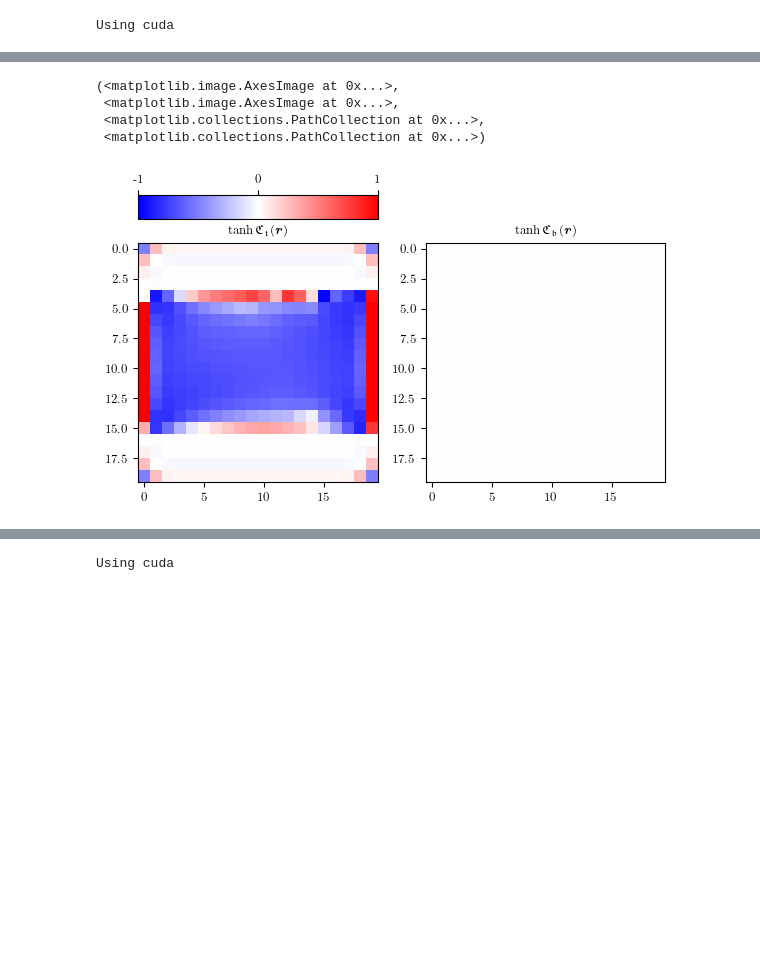
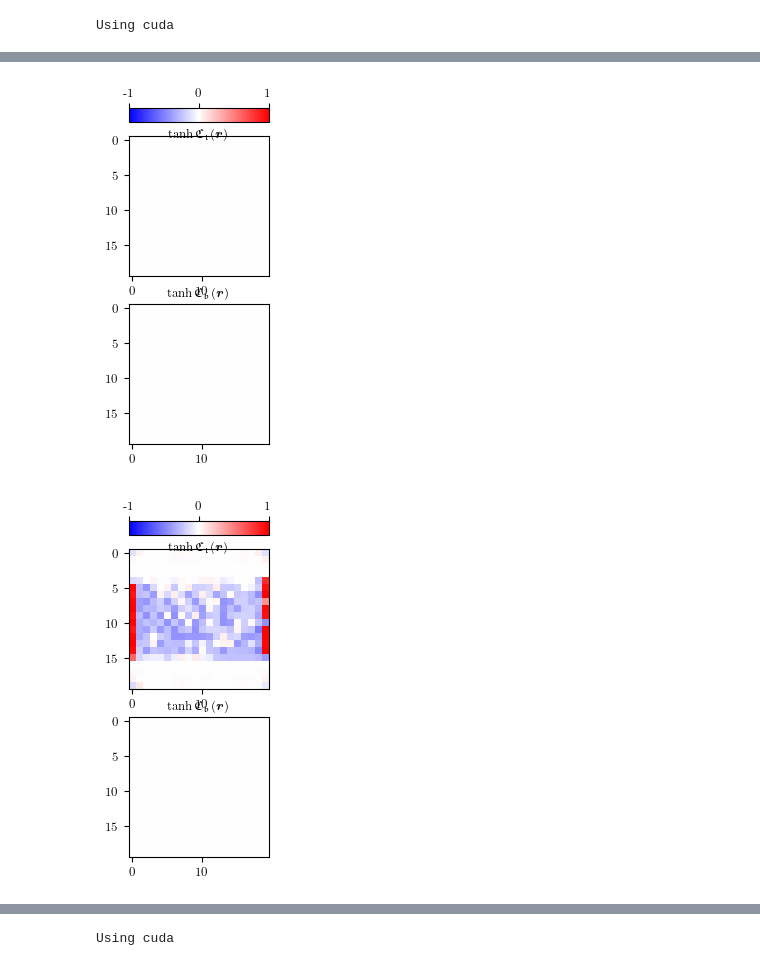
Before and after one commit to hainingpan/GTN, a Jupyter notebook: test_pytorch.ipynb, the cells around one changed output, grey strips where cells are left out. Saved outputs shown, nothing was run; the diff lists cells and outputs as text; code cells hidden in the pictures; blank space fills up the shorter version.

```diff
--- a/test_pytorch.ipynb
+++ b/test_pytorch.ipynb
@@ -181,13 +179,15 @@ EC_list=[]
 C_r_list=[]
 # %%
 # nu_list.append( chern_number_quick(gtn2.C_m,A_idx_0,B_idx_0,C_idx_0,device=gtn2.device,dtype=gtn2.dtype_float))
-# EC_list.append( gtn2.entanglement_contour(subregion_m,fermion_idx=False,Gamma=gtn2.C_m).reshape((2,ilist.shape[0],jlist.shape[0],2,2)).sum(axis=(-1,-2)).cpu().numpy())
-# C_r_list.append( gtn2.local_Chern_marker(gtn2.C_m,).cpu().numpy())
+EC_list.append( gtn2.entanglement_contour(subregion_m,fermion_idx=False,Gamma=gtn2.C_m).reshape((2,ilist.shape[0],jlist.shape[0],2,2)).sum(axis=(-1,-2)))
+C_r_list.append( gtn2.local_Chern_marker(gtn2.C_m,))
 
-for i in tqdm(range(15)):
+for i in (range(10)):
     measure_feedback_layer_dw_line(gtn2,overlap=True,geometry='strip',truncate=True)
     randomize(gtn2,measure=True)
 
     # nu_list.append( chern_number_quick(gtn2.C_m,A_idx_0,B_idx_0,C_idx_0,device=gtn2.device,dtype=gtn2.dtype_float))
-    # EC_list.append( gtn2.entanglement_contour(subregion_m,fermion_idx=False,Gamma=gtn2.C_m).reshape((2,ilist.shape[0],jlist.shape[0],2,2)).sum(axis=(-1,-2)).cpu().cpu().numpy())
-    # C_r_list.append( gtn2.local_Chern_marker(gtn2.C_m,).cpu().numpy())
+    st=time()
+    EC_list.append( gtn2.entanglement_contour(subregion_m,fermion_idx=False,Gamma=gtn2.C_m).reshape((2,ilist.shape[0],jlist.shape[0],2,2)).sum(axis=(-1,-2)))
+    C_r_list.append( gtn2.local_Chern_marker(gtn2.C_m,))
+    print(f'{time()-st:.2f}')
@@ -197,9 +258,7 @@ C_r=gtn2.local_Chern_marker(gtn2.C_m,).cpu().numpy()
 # %%
-fig,ax=plt.subplots(1,2)
-plot_C_r(C_r[0],ax,bottomcb=False)
+for idx in range(len(C_r_list)):
+    fig,ax=plt.subplots(2,1)
+    plot_C_r(C_r_list[idx][0].cpu(),ax,bottomcb=False)
 # %% [output]
-(<matplotlib.image.AxesImage at 0x...>,
- <matplotlib.image.AxesImage at 0x...>,
- <matplotlib.collections.PathCollection at 0x...>,
- <matplotlib.collections.PathCollection at 0x...>)
-[figure, old version]
+[figure, new version]
+[figure, added]
```
Also changed, not shown: parts of 27 cells of this notebook, 2 other files.
